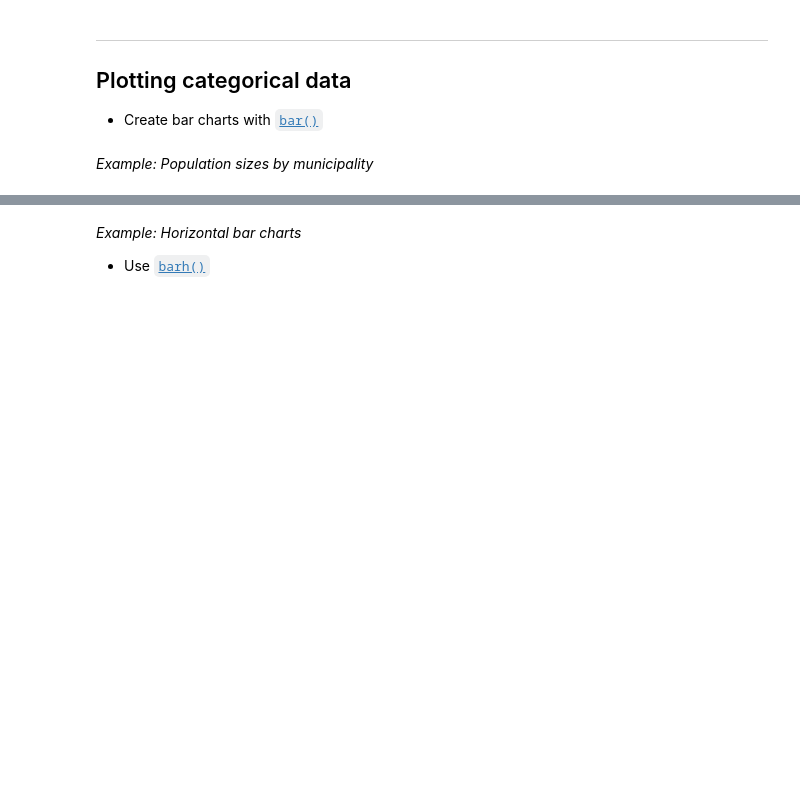
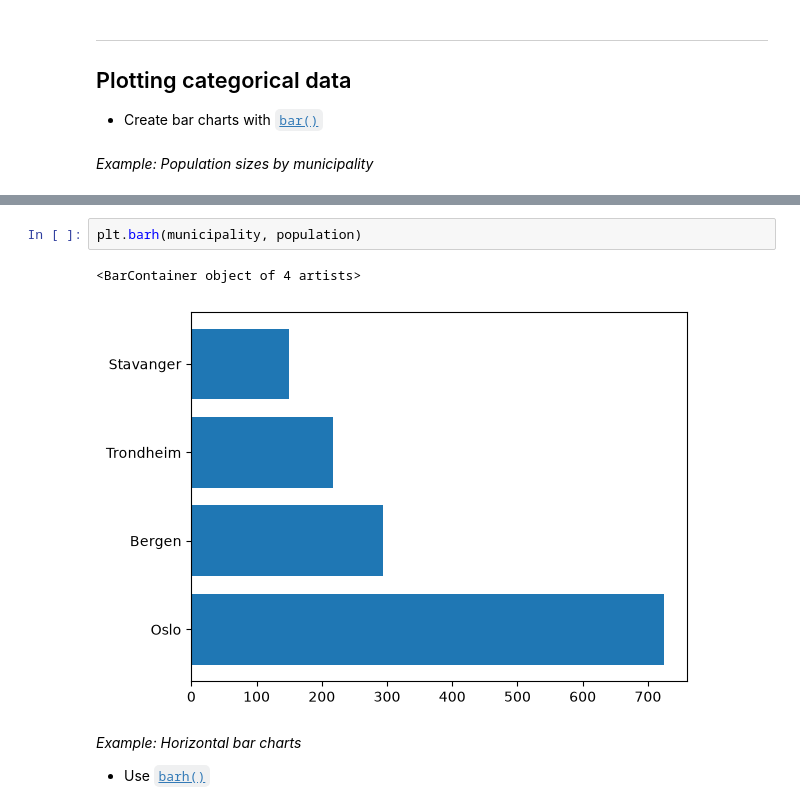
Before and after one commit to anders-hv/TECH2-H26, a Jupyter notebook: lectures/lecture3/lecture3-AH.ipynb, the cells around one changed output, grey strips where cells are left out. Cells and saved outputs as stored; diff of their text form; blank space fills up the shorter version.

```diff
--- a/lectures/lecture3/lecture3-AH.ipynb
+++ b/lectures/lecture3/lecture3-AH.ipynb
@@ -250,3 +252,8 @@ population = np.array([724290, 293709, 216518, 150123]) / 1000
+# %%
+plt.barh(municipality, population)
+# %% [output]
+<BarContainer object of 4 artists>
+[figure, added]
 # %% [markdown]
 *Example: Horizontal bar charts*
 
```
Also changed, not shown: parts of 10 cells of this notebook, 1 other file.
